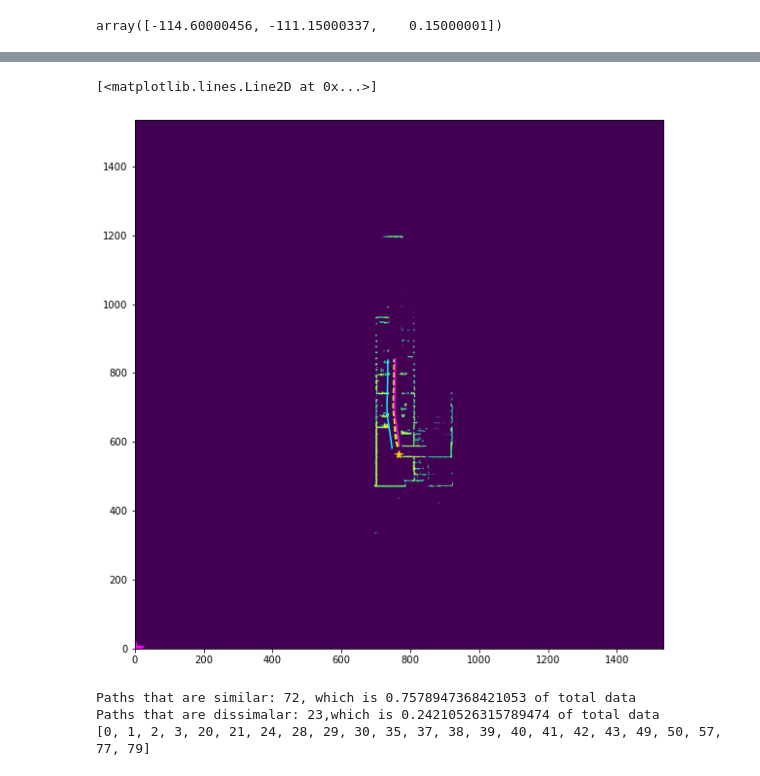
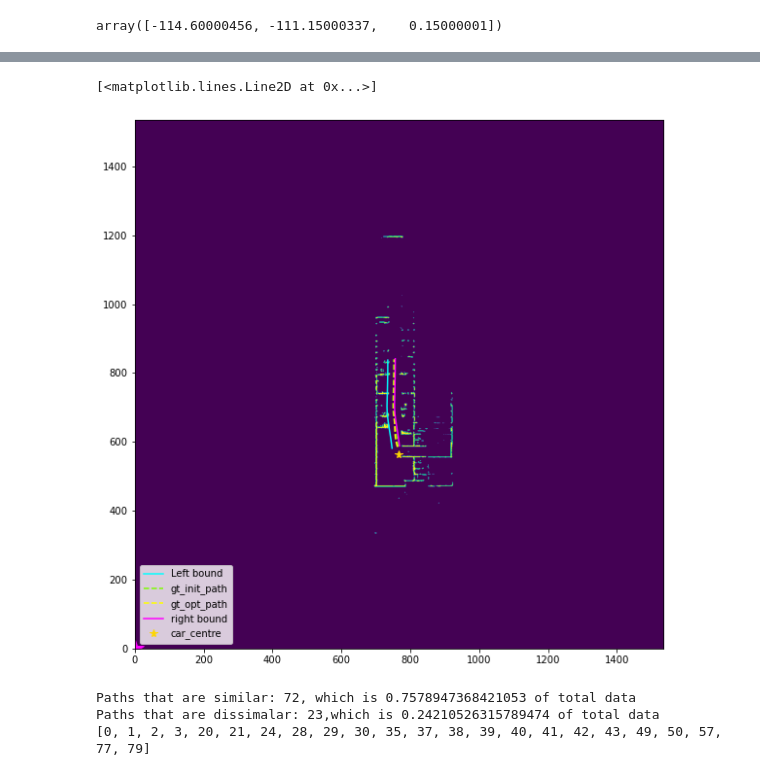
Before and after one commit to saitejamalyala/rosbag2numpy, a Jupyter notebook: example_np.ipynb, the cells around one changed output, grey strips where cells are left out. Cells and saved outputs as stored; diff of their text form; code cells hidden in the pictures.

```diff
--- a/example_np.ipynb
+++ b/example_np.ipynb
@@ -247,7 +247,7 @@ class np_maker():
         return path_x,path_y
 
     @staticmethod
-    def __construct_bnd_widths(list_of_points):
+    def __construct_bnd_lane(list_of_points):
 
         l_bnd_x,l_bnd_y,r_bnd_x,r_bnd_y = ([] for i in range(4))
 
@@ -260,6 +260,14 @@ class np_maker():
             r_bnd_y.append(path.right_boundaries.road)
             #print(bnd_x,bnd_y)
         return l_bnd_x,l_bnd_y,r_bnd_x,r_bnd_y
+
+    def __padd_bnd_lanes(self,left_bnd_x,left_bnd_y,right_bnd_x,right_bnd_y):
+        if (len(left_bnd_x)<self.max_length) & (len(left_bnd_y)<self.max_length) & (len(right_bnd_x)<self.max_length) & (len(right_bnd_y)<self.max_length):
+            left_bnd_x.extend(self.__padd_values(self.max_length-len(left_bnd_x),left_bnd_x[-1]))
+            left_bnd_y.extend(self.__padd_values(self.max_length-len(left_bnd_y),left_bnd_y[-1]))
+            right_bnd_x.extend(self.__padd_values(self.max_length-len(right_bnd_x),right_bnd_x[-1]))
+            right_bnd_y.extend(self.__padd_values(self.max_length-len(right_bnd_y),right_bnd_y[-1]))
+        return left_bnd_x,left_bnd_y,right_bnd_x,right_bnd_y
 
     @staticmethod
     def __assert_all_lengths(self,path1_x,path1_y,path2_x,path2_y):
@@ -281,7 +289,7 @@ class np_maker():
 
             opt_path_x,opt_path_y = self.__construct_path(examplary_pathing_msg.path_options[2].reference_path)
 
-            left_bnd_x,left_bnd_y,right_bnd_x,right_bnd_y = self.__construct_bnd_widths(examplary_pathing_msg.path_options[2].reference_path)
+            left_bnd_x,left_bnd_y,right_bnd_x,right_bnd_y = self.__construct_bnd_lane(examplary_pathing_msg.path_options[2].reference_path)
 
             # pad tyo a fixed length
             if _ZERO_PADDING:
@@ -303,12 +311,14 @@ class np_maker():
                 if len(opt_path_x)<self.max_length:
                     opt_path_x.extend(self.__padd_values(self.max_length-len(opt_path_x),opt_path_x[-1]))
                     opt_path_y.extend(self.__padd_values(self.max_length-len(opt_path_y),opt_path_y[-1]))
-
+            """
             if (len(left_bnd_x)<self.max_length) & (len(left_bnd_y)<self.max_length) & (len(right_bnd_x)<self.max_length) & (len(right_bnd_y)<self.max_length):
                 left_bnd_x.extend(self.__padd_values(self.max_length-len(left_bnd_x),left_bnd_x[-1]))
                 left_bnd_y.extend(self.__padd_values(self.max_length-len(left_bnd_y),left_bnd_y[-1]))
                 right_bnd_x.extend(self.__padd_values(self.max_length-len(right_bnd_x),right_bnd_x[-1]))
                 right_bnd_y.extend(self.__padd_values(self.max_length-len(right_bnd_y),right_bnd_y[-1]))
+            """
+            left_bnd_x,left_bnd_y,right_bnd_x,right_bnd_y=self.__padd_bnd_lanes(left_bnd_x,left_bnd_y,right_bnd_x,right_bnd_y)
 
             #check for length
             self.__assert_all_lengths(self,init_path_x,init_path_y,opt_path_x,opt_path_y)
@@ -322,7 +332,8 @@ class np_maker():
             # append paths from all pathing messages
             list_all_init_path.append(np_init_path)
             list_all_opt_path.append(np_opt_path)
-            list_all_bnd.append((np.asarray(np_left_bnd),np.asarray(np_right_bnd)))
+            #list_all_bnd.append((np.asarray(np_left_bnd),np.asarray(np_right_bnd)))
+            list_all_bnd.append((np_left_bnd,np_right_bnd))
 
         # Convert the all paths appended list to numpy array
         np_all_initp = np.asarray(list_all_init_path)
@@ -335,6 +346,7 @@ class np_maker():
     def create_np_grid(self):
 
         list_all_grid_data =[]
+        list_origin_res = []
         print("Converting grid data to numpy........ ")
         for i,examplary_pathing_msg in enumerate(tqdm(self.pathing_msgs)):
 
@@ -361,7 +373,7 @@ class np_maker():
             list_origin_res.append((grid_origin_x,grid_origin_y,grid_resolution))
 
         #converted appended grids to np array
-        np_all_grid_orig_res = np.asarray([grid_origin_x,grid_origin_y,grid_resolution])
+        np_all_grid_orig_res = np.asarray(list_origin_res)
 
         np_all_grid_data = np.asarray(list_all_grid_data)
 
@@ -436,32 +464,35 @@ print(np.shape(np_bnd_path[:,0,:,:]))
 # %%
 test_idx=77
 
 plt.figure(figsize=(10,10))
 #plt.subplot(1,2,1)
-plt.imshow(np_grid_data[test_idx],origin='lower')
-plt.plot(0,0,'r*', color = 'magenta',markersize=18)
 
-grid_org_x = -114.60000456
-grid_org_y = -111.15000337
-res =   0.15000001
+grid_org_x = np_grid_org_res[test_idx,0]#-114.60000456
+grid_org_y = np_grid_org_res[test_idx,1]#-111.15000337
+res =   np_grid_org_res[test_idx,2]#0.15000001
 
 plt.plot((np_bnd_path[test_idx,0,:,0]-grid_org_x)/res,(np_bnd_path[test_idx,0,:,1]-grid_org_y)/res, color='cyan',markersize=2)
 
 plt.plot((np_init_path[test_idx,:,0]-grid_org_x)/res,(np_init_path[test_idx,:,1]-grid_org_y)/res,'--', color='lawngreen',markersize=1)
 plt.plot((np_opt_path[test_idx,:,0]-grid_org_x)/res,(np_opt_path[test_idx,:,1]-grid_org_y)/res,'--', color='yellow',markersize=1)
 
 plt.plot((np_bnd_path[test_idx,1,:,0]-grid_org_x)/res,(np_bnd_path[test_idx,1,:,1]-grid_org_y)/res, color='magenta',markersize=2)
 
 
 plt.plot((np_odo_data[test_idx,0]-grid_org_x)/res,(np_odo_data[test_idx,1]-grid_org_y)/res,'r*', color = 'gold',markersize=8)
 
+
+plt.legend(['Left bound', 'gt_init_path', 'gt_opt_path','right bound', 'car_centre'], loc='lower left')
 #plt.subplot(1,2,2)
 #plt.imshow(np_img_data[test_idx],origin = 'upper')
 
 #plt.plot(np_odo_data[test_idx,0]*500,np_odo_data[test_idx,1]*500,'r*', color = 'yellow', markersize=18)
+
+plt.imshow(np_grid_data[test_idx],origin='lower')
+plt.plot(0,0,'r*', color = 'magenta',markersize=18)
 # %% [output]
 [<matplotlib.lines.Line2D at 0x...>]
-[figure, old version]
+[figure, new version]
 # %%
 # Check Data Balance
 count=0
```
Also changed, not shown: parts of 4 cells of this notebook, 7 other files.
